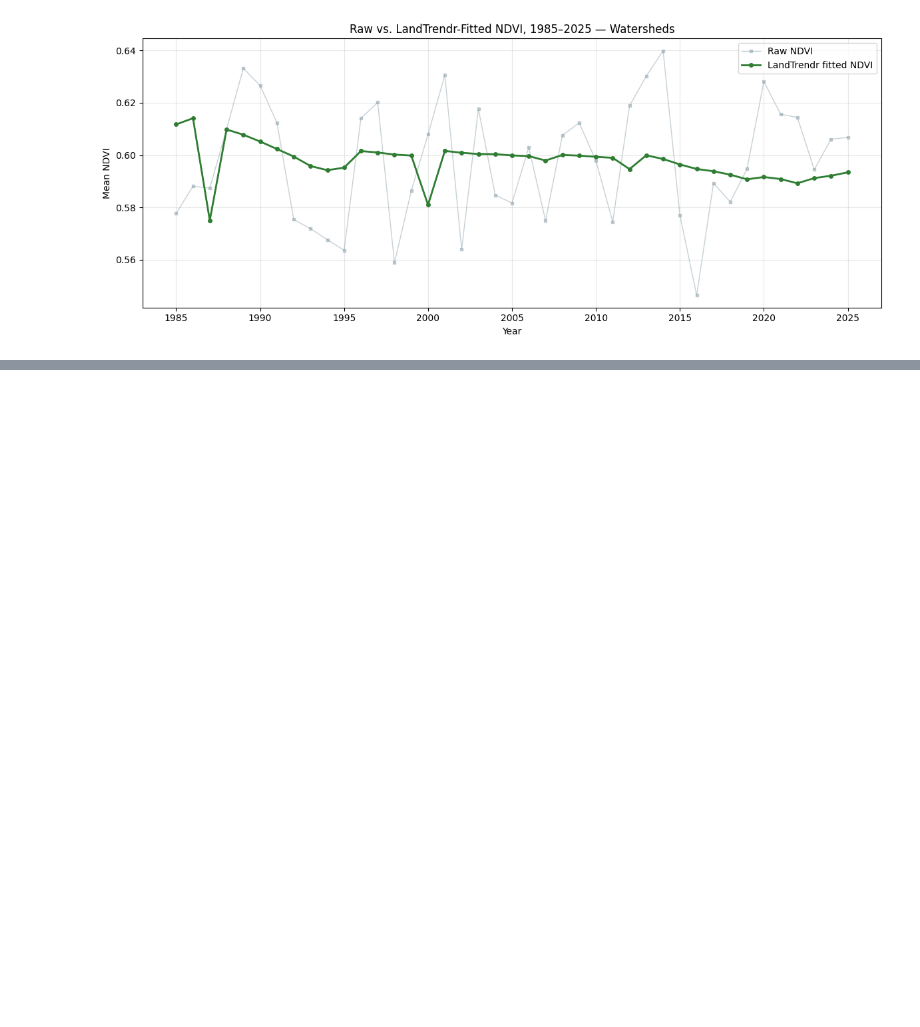
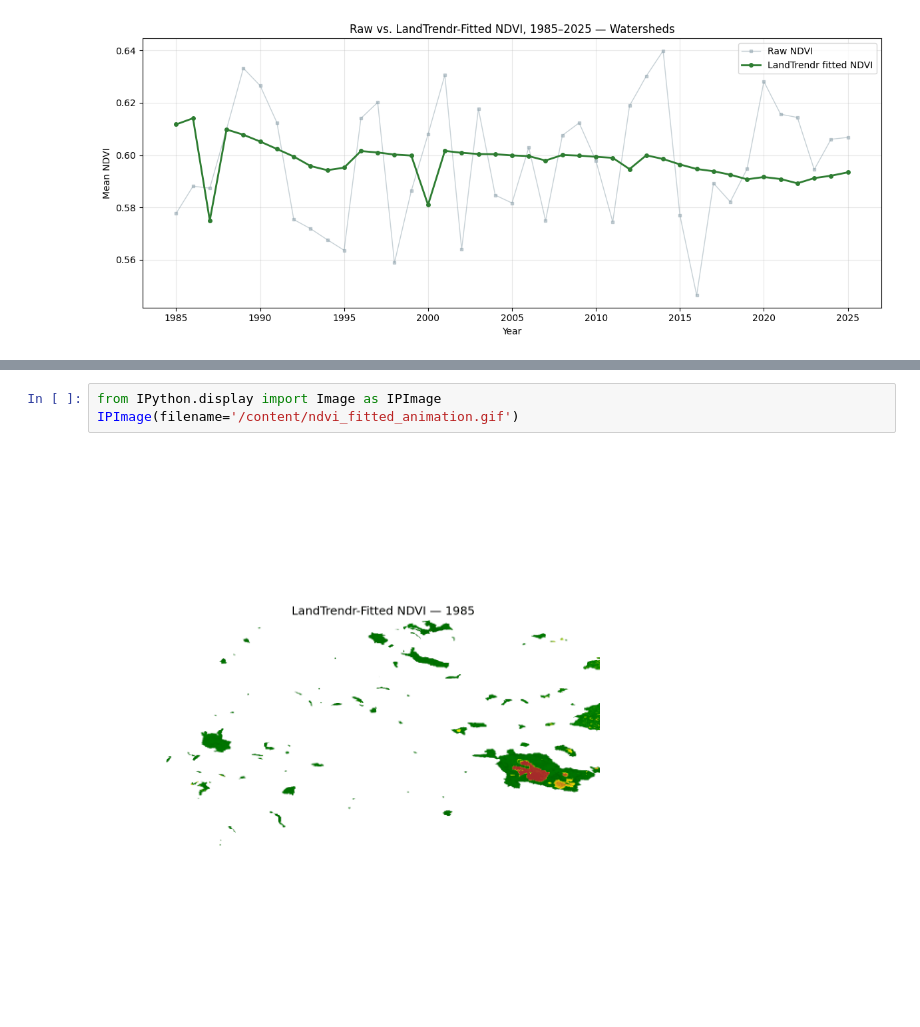
Before and after one commit to Mohammed777777777/Oil-Sand-Monitoring, a Jupyter notebook: TimeSeries_Wetland_OSM.ipynb, the cells around one changed output, grey strips where cells are left out. Cells and saved outputs as stored; diff of their text form; blank space fills up the shorter version.

```diff
--- a/TimeSeries_Wetland_OSM.ipynb
+++ b/TimeSeries_Wetland_OSM.ipynb
@@ -875,0 +940,5 @@ plt.show()
+# %%
+from IPython.display import Image as IPImage
+IPImage(filename='/content/ndvi_fitted_animation.gif')
+# %% [output]
+[figure, added]
```
Also changed, not shown: parts of 5 cells of this notebook.
